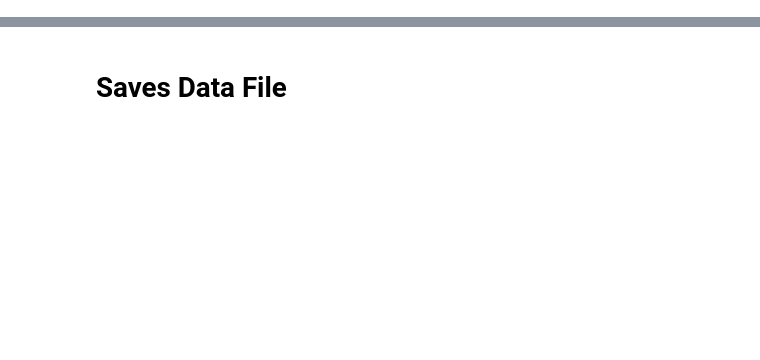
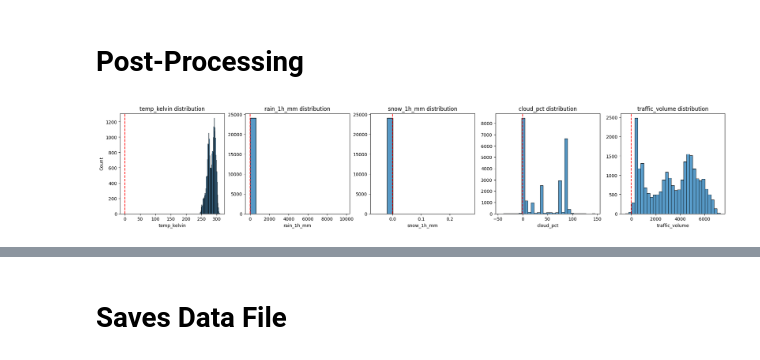
Before and after one commit to KhoaTran3126/Hourly-Traffic-Volume-Forecasting, a Jupyter notebook: traffic-volume-data-processing.ipynb, the cells around one changed output, grey strips where cells are left out. Drawn from its saved outputs; the diff is of its cells as text; code cells hidden in the pictures; blank space fills up the shorter version.

Commit message:
Kaggle Notebook | Traffic Volume Data Processing | Version 5

```diff
--- a/traffic-volume-data-processing.ipynb
+++ b/traffic-volume-data-processing.ipynb
@@ -526,3 +526,18 @@ shape: (24_096, 10)
 | 2018-09-30 21:00:00 | "None" | 282.73 | 0.0 | 0.0 | 90.0 | "Thunderstorm" | "proximity thunderstorm" | 2159.0 | ... |
 | 2018-09-30 22:00:00 | "None" | 282.09 | 0.0 | 0.0 | 90.0 | "Clouds" | "overcast clouds" | 1450.0 | ... |
 | 2018-09-30 23:00:00 | "None" | 282.12 | 0.0 | 0.0 | 90.0 | "Clouds" | "overcast clouds" | 954.0 | ... |
+# %% [markdown]
+# Post-Processing
+# %%
+fig, axes = plt.subplots(1, 5, figsize=(24,4))
+axes = axes.ravel()
+
+for k in range(len(num_vars)):
+    series = resampled_data[num_vars[k]]
+    sea.histplot(x=series, ax=axes[k])
+    axes[k].axvline(x=0, color="red", linestyle="--")
+    axes[k].set_title(f"{num_vars[k]} distribution")
+    if k!=0:
+        axes[k].set_ylabel("")
+# %% [output]
+[figure, added]
```
Also changed, not shown: parts of 4 cells of this notebook.
